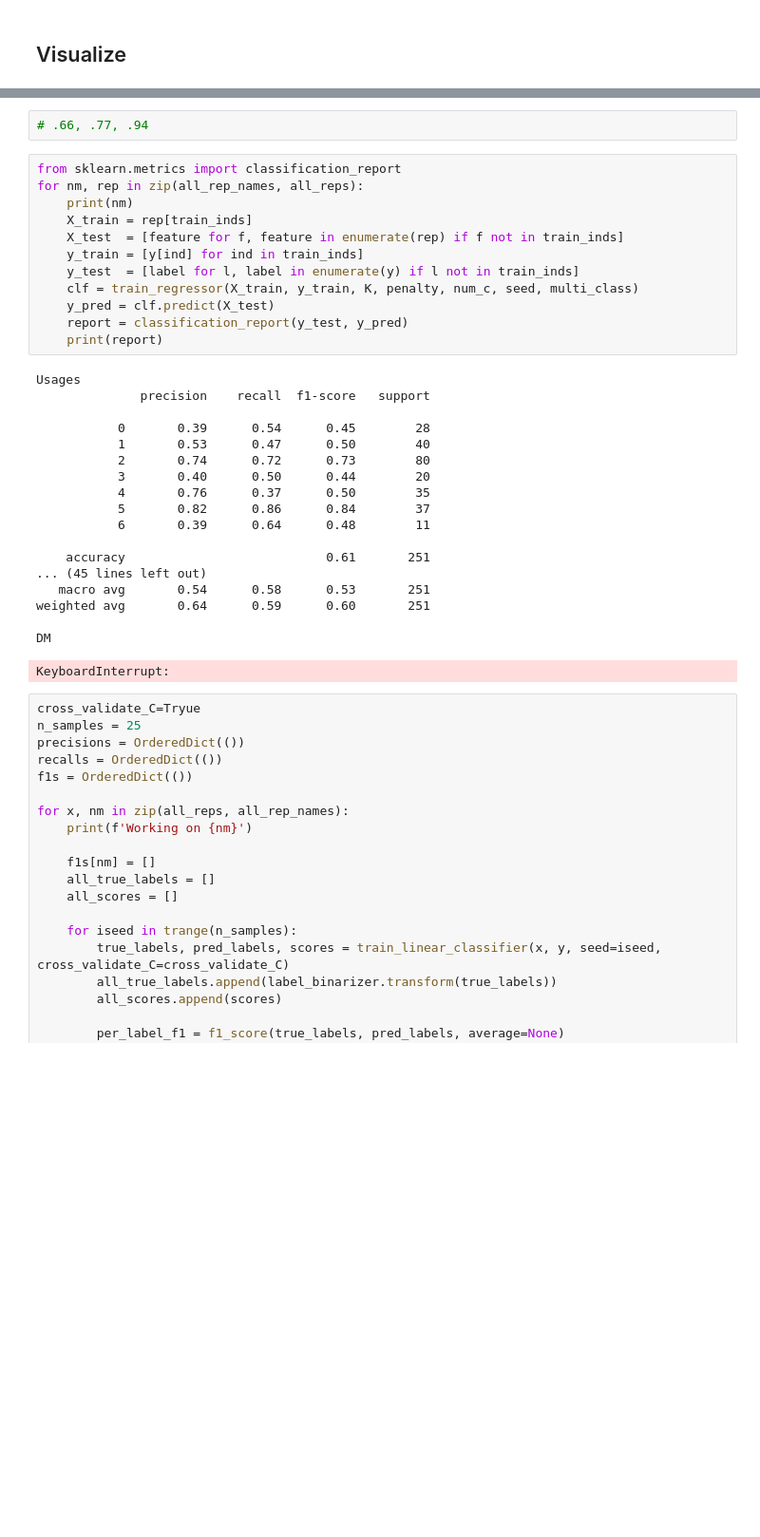
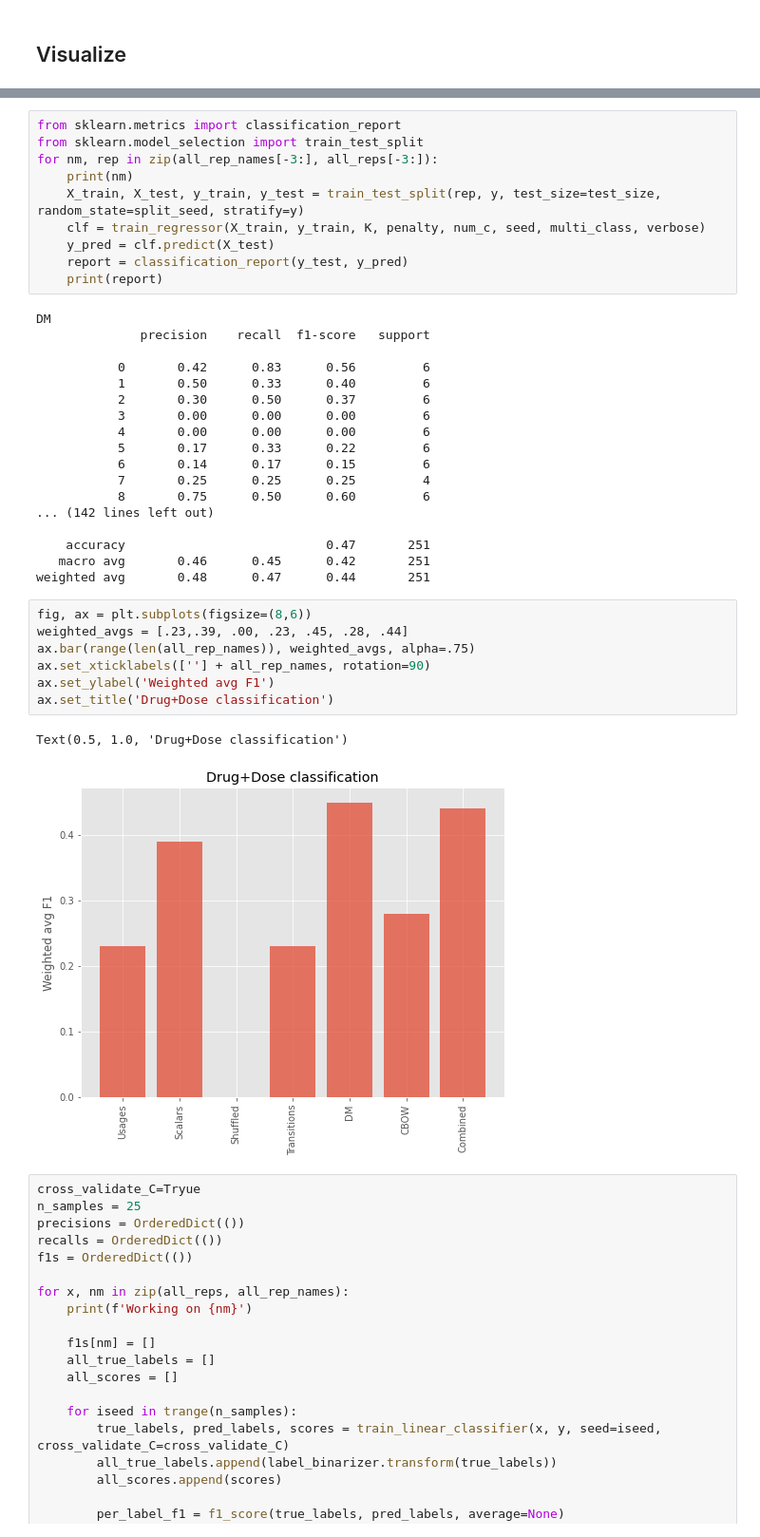
Before and after one commit to tischfieldlab/moseq2-nlp, a Jupyter notebook: notebooks/moseq-drugs.ipynb, the cells around one changed output, grey strips where cells are left out. Shown at 95% size. Drawn from its saved outputs; the diff is of its cells as text; blank space fills up the shorter version.

```diff
--- a/notebooks/moseq-drugs.ipynb
+++ b/notebooks/moseq-drugs.ipynb
@@ -245,36 +234,41 @@ multi_class='ovr'
-# %%
-# .66, .77, .94
 # %%
 from sklearn.metrics import classification_report
-for nm, rep in zip(all_rep_names, all_reps):
+from sklearn.model_selection import train_test_split
+for nm, rep in zip(all_rep_names[-3:], all_reps[-3:]):
     print(nm)
-    X_train = rep[train_inds]
-    X_test  = [feature for f, feature in enumerate(rep) if f not in train_inds]
-    y_train = [y[ind] for ind in train_inds]
-    y_test  = [label for l, label in enumerate(y) if l not in train_inds]
-    clf = train_regressor(X_train, y_train, K, penalty, num_c, seed, multi_class)
+    X_train, X_test, y_train, y_test = train_test_split(rep, y, test_size=test_size, random_state=split_seed, stratify=y)
+    clf = train_regressor(X_train, y_train, K, penalty, num_c, seed, multi_class, verbose)
     y_pred = clf.predict(X_test)
     report = classification_report(y_test, y_pred)
     print(report)
 # %% [output]
-Usages
+DM
               precision    recall  f1-score   support
 
-           0       0.39      0.54      0.45        28
-           1       0.53      0.47      0.50        40
-           2       0.74      0.72      0.73        80
-           3       0.40      0.50      0.44        20
-           4       0.76      0.37      0.50        35
-           5       0.82      0.86      0.84        37
-           6       0.39      0.64      0.48        11
+           0       0.42      0.83      0.56         6
+           1       0.50      0.33      0.40         6
+           2       0.30      0.50      0.37         6
+           3       0.00      0.00      0.00         6
+           4       0.00      0.00      0.00         6
+           5       0.17      0.33      0.22         6
+           6       0.14      0.17      0.15         6
+           7       0.25      0.25      0.25         4
+           8       0.75      0.50      0.60         6
+... (142 lines left out)
 
-    accuracy                           0.61       251
-... (45 lines left out)
-   macro avg       0.54      0.58      0.53       251
-weighted avg       0.64      0.59      0.60       251
-
-DM
+    accuracy                           0.47       251
+   macro avg       0.46      0.45      0.42       251
+weighted avg       0.48      0.47      0.44       251
-KeyboardInterrupt:
+# %%
+fig, ax = plt.subplots(figsize=(8,6))
+weighted_avgs = [.23,.39, .00, .23, .45, .28, .44]
+ax.bar(range(len(all_rep_names)), weighted_avgs, alpha=.75)
+ax.set_xticklabels([''] + all_rep_names, rotation=90)
+ax.set_ylabel('Weighted avg F1')
+ax.set_title('Drug+Dose classification')
+# %% [output]
+Text(0.5, 1.0, 'Drug+Dose classification')
+[figure, added]
 # %%
 cross_validate_C=Tryue
 n_samples = 25
```
Also changed, not shown: parts of 8 cells of this notebook, 5 other files.
